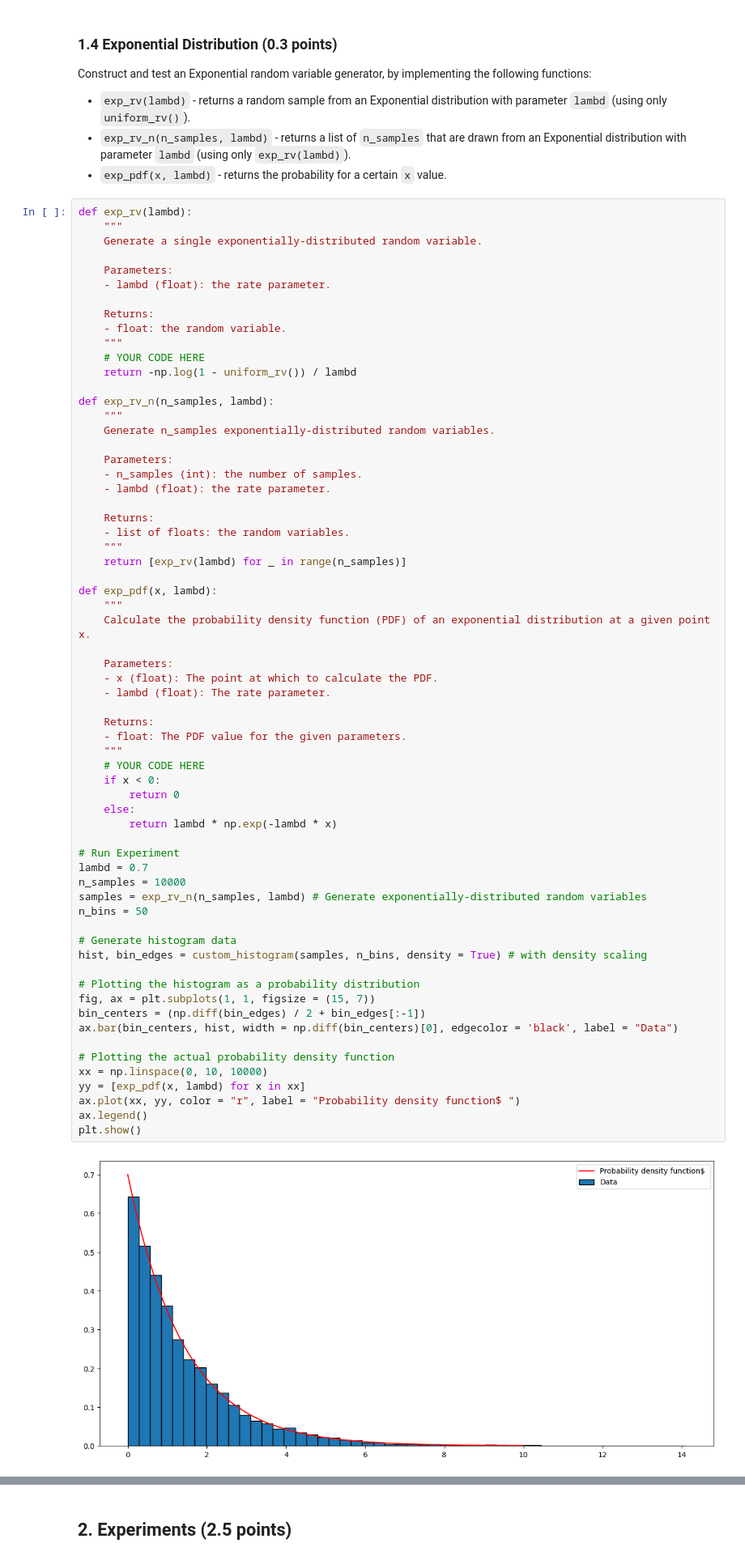
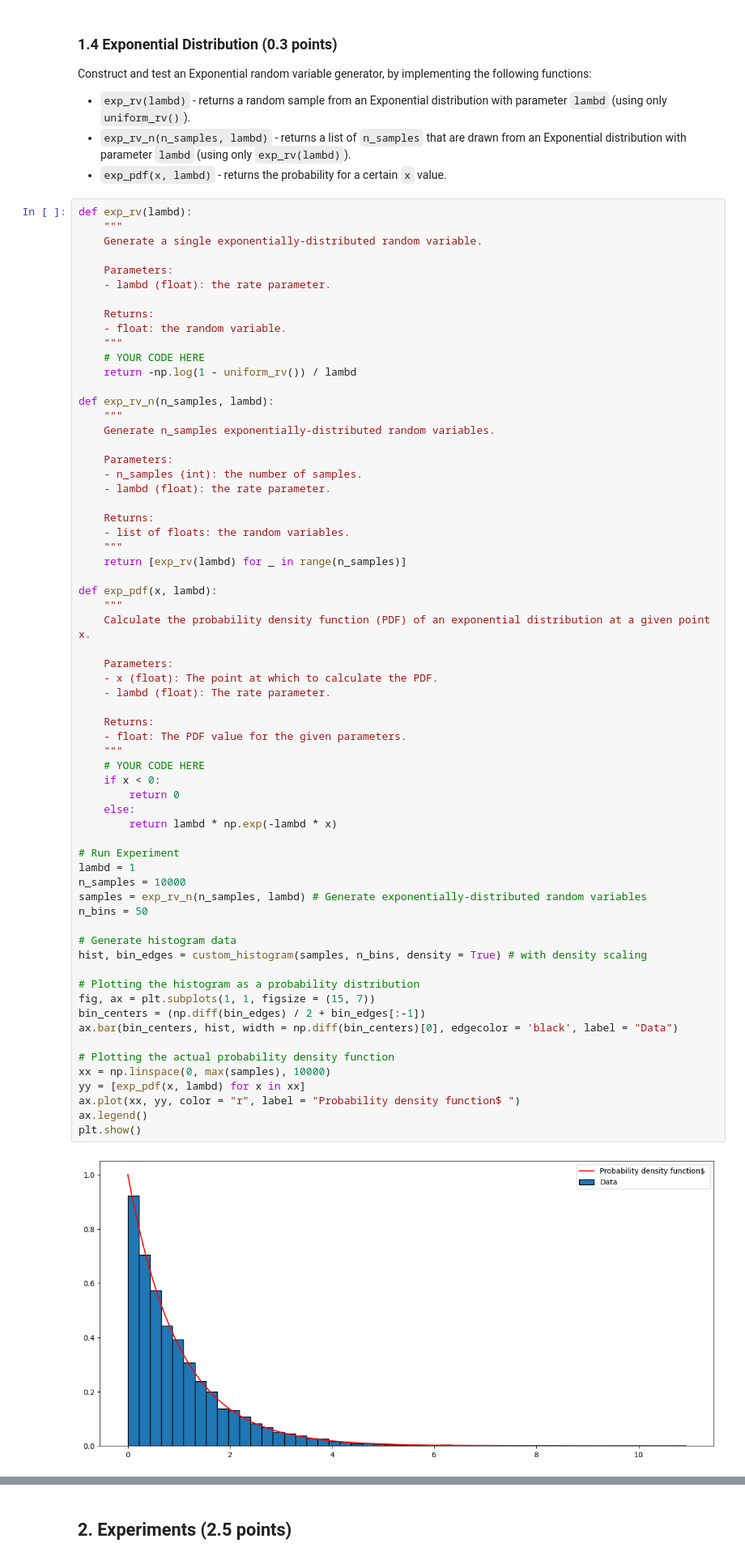
Before and after one commit to Anananas42/NP-hard-assignment2, a Jupyter notebook: Assignment3-Students.ipynb, the cells around one changed output, grey strips where cells are left out. Shown at 81% size. Drawn from its saved outputs; the diff is of its cells as text.

```diff
--- a/Assignment3-Students.ipynb
+++ b/Assignment3-Students.ipynb
@@ -394,36 +394,36 @@ def exp_pdf(x, lambd):
     - lambd (float): The rate parameter.
 
     Returns:
     - float: The PDF value for the given parameters.
     """
     # YOUR CODE HERE
     if x < 0:
         return 0
     else:
         return lambd * np.exp(-lambd * x)
 
 # Run Experiment
-lambd = 0.7
+lambd = 1
 n_samples = 10000
 samples = exp_rv_n(n_samples, lambd) # Generate exponentially-distributed random variables
 n_bins = 50
 
 # Generate histogram data
 hist, bin_edges = custom_histogram(samples, n_bins, density = True) # with density scaling
 
 # Plotting the histogram as a probability distribution
 fig, ax = plt.subplots(1, 1, figsize = (15, 7))
 bin_centers = (np.diff(bin_edges) / 2 + bin_edges[:-1])
 ax.bar(bin_centers, hist, width = np.diff(bin_centers)[0], edgecolor = 'black', label = "Data")
 
 # Plotting the actual probability density function
-xx = np.linspace(0, 10, 10000)
+xx = np.linspace(0, max(samples), 10000)
 yy = [exp_pdf(x, lambd) for x in xx]
 ax.plot(xx, yy, color = "r", label = "Probability density function$ ")
 ax.legend()
 plt.show()
 # %% [output]
-[figure, old version]
+[figure, new version]
 # %% [markdown]
 ### 1.5 Poisson Distribution (0.3 points)
 
```
Also changed, not shown: parts of 4 cells of this notebook.
